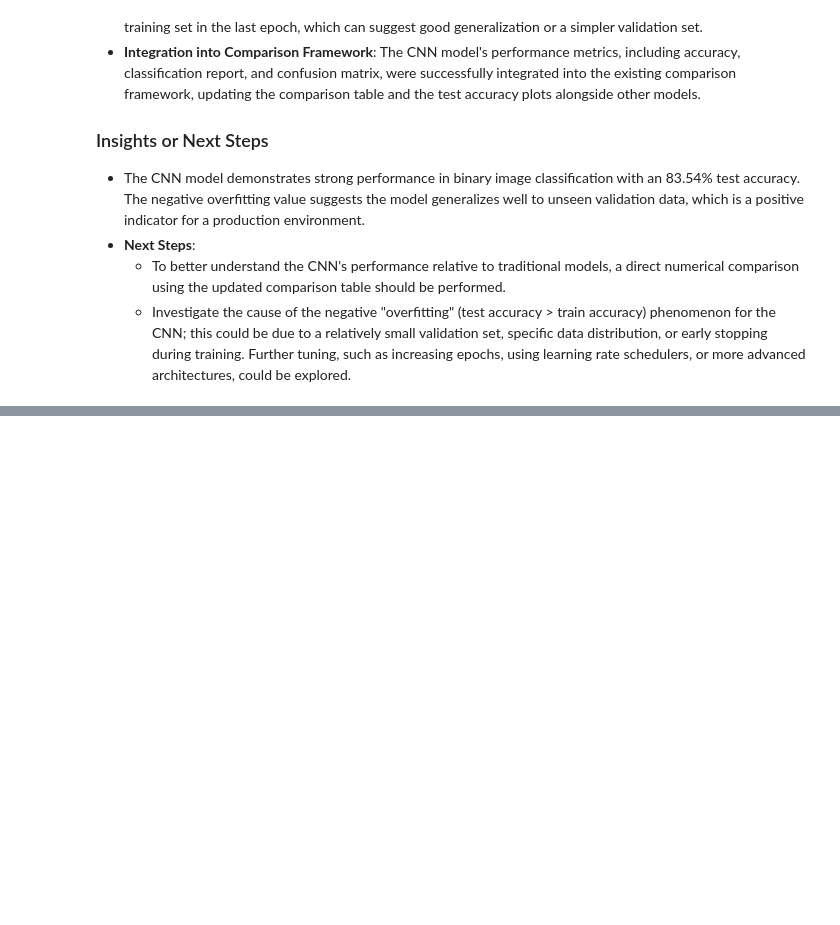
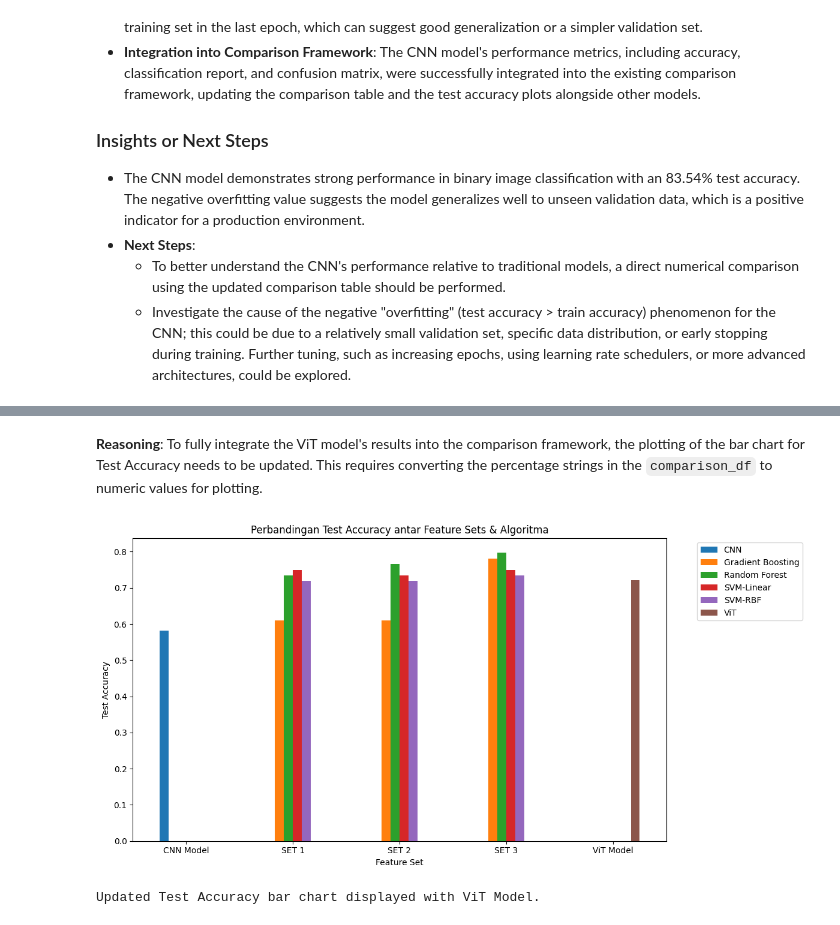
Before and after one commit to numam/klasifikasi-sampah, a Jupyter notebook: Klasifikasi_Sampah.ipynb, the cells around one changed output, grey strips where cells are left out. Drawn from its saved outputs; the diff is of its cells as text; code cells hidden in the pictures; blank space fills up the shorter version.

Commit message:
menambah visual transformer

```diff
--- a/Klasifikasi_Sampah.ipynb
+++ b/Klasifikasi_Sampah.ipynb
@@ -1150,0 +1561,7 @@ Summarize the overall findings, comparing the performance of the Deep Learning C
+# %%
+vit_history = vit_model.fit(train_generator,
+                            epochs=10, # You can adjust the number of epochs
+                            validation_data=val_generator,
+                            verbose=1)
+
+print("Vision Transformer (ViT) model training complete.")
@@ -1150,0 +1655,17 @@ Summarize the overall findings, comparing the performance of the Deep Learning C
+# %%
+comparison_data = []
+for fs_name, algos in fs_results.items():
+    for algo, res in algos.items():
+        comparison_data.append({
+            'Feature Set': fs_name,
+            'Algorithm': algo,
+            'Test Acc': f"{res['test_acc']*100:.2f}%",
+            'Val Acc': f"{res['val_acc']*100:.2f}%",
+            'Train Acc': f"{res['train_acc']*100:.2f}%",
+            'Overfitting': f"{res['overfitting']:.2f}%",
+            'Time (s)': res['time']
+        })
+
+comparison_df = pd.DataFrame(comparison_data)
+print("\n=== UPDATED TABEL PERBANDINGAN (DENGAN ViT MODEL) ===")
+print(comparison_df.to_string(index=False))
@@ -1150,0 +1689,23 @@ Summarize the overall findings, comparing the performance of the Deep Learning C
+# %% [markdown]
+**Reasoning**:
+To fully integrate the ViT model's results into the comparison framework, the plotting of the bar chart for Test Accuracy needs to be updated. This requires converting the percentage strings in the `comparison_df` to numeric values for plotting.
+# %%
+plot_df = comparison_df.copy()
+numeric_cols = ['Test Acc', 'Val Acc', 'Train Acc', 'Overfitting']
+for col in numeric_cols:
+    plot_df[col] = plot_df[col].str.replace('%', '').astype(float) / 100
+
+fig, ax = plt.subplots(figsize=(12, 6))
+pivot_acc = plot_df.pivot(index='Feature Set', columns='Algorithm', values='Test Acc')
+pivot_acc.plot(kind='bar', ax=ax)
+ax.set_title('Perbandingan Test Accuracy antar Feature Sets & Algoritma')
+ax.set_ylabel('Test Accuracy')
+ax.legend(bbox_to_anchor=(1.05, 1), loc='upper left')
+plt.xticks(rotation=0)
+plt.tight_layout()
+plt.show()
+
+print("Updated Test Accuracy bar chart displayed with ViT Model.")
+# %% [output]
+[figure, added]
+Updated Test Accuracy bar chart displayed with ViT Model.
```
Also changed, not shown: parts of 34 cells of this notebook.
